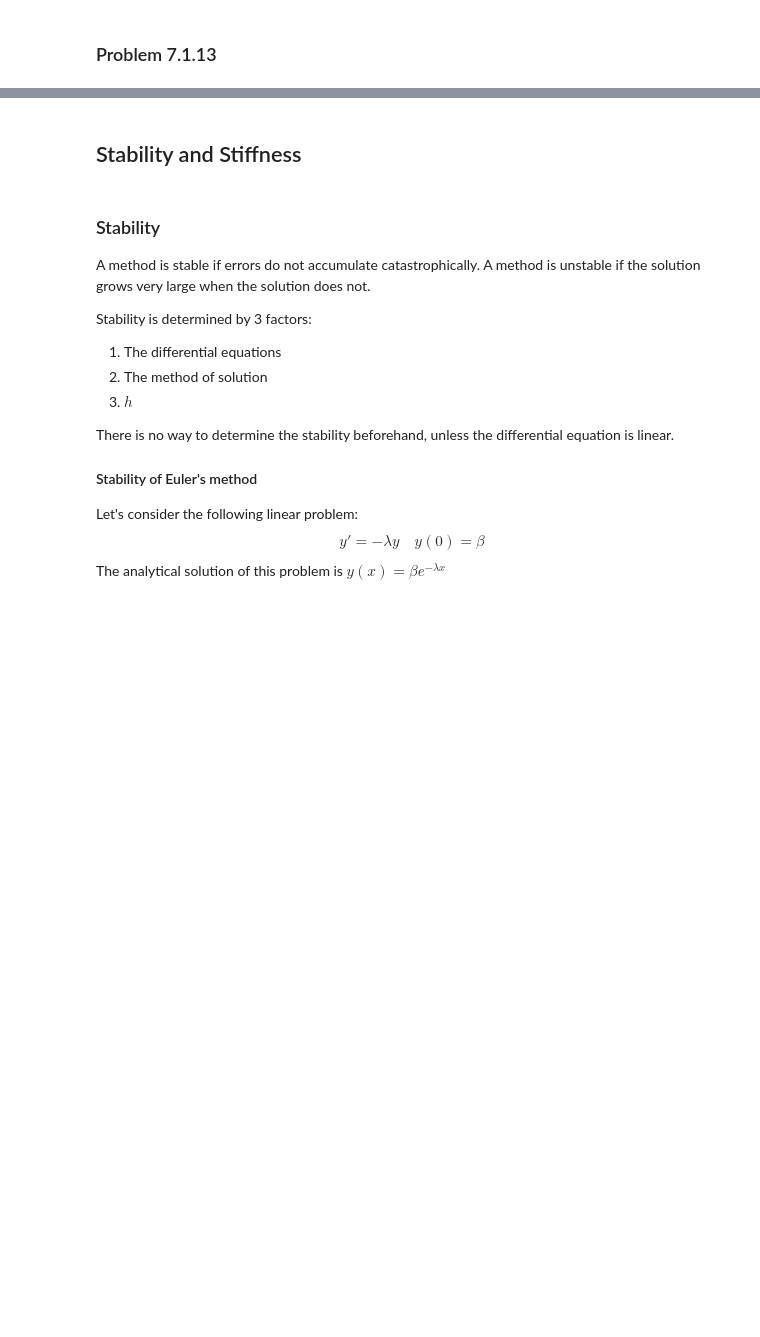
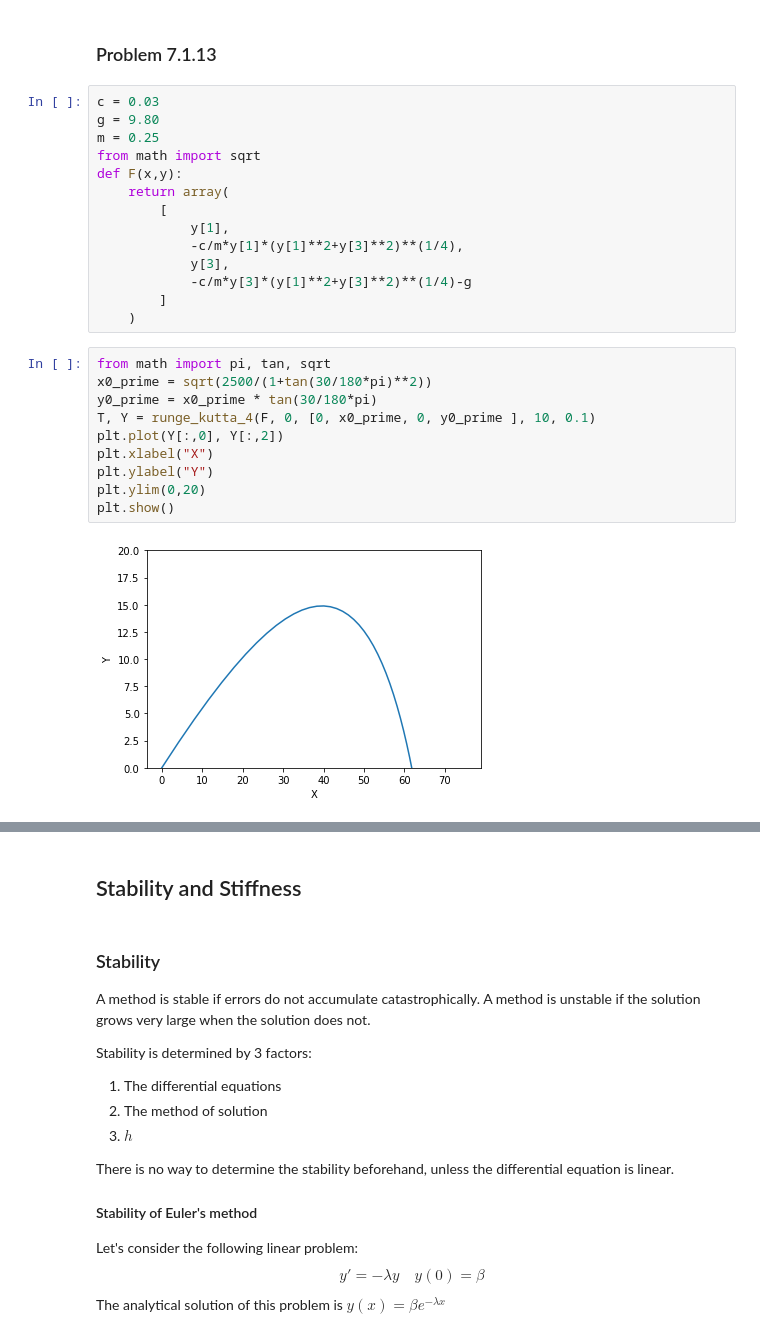
Before and after one commit to tgteacher/numerical-methods, a Jupyter notebook: notebooks/Chapter7.ipynb, the cells around one changed output, grey strips where cells are left out. Saved outputs shown, nothing was run; the diff lists cells and outputs as text; blank space fills up the shorter version.

```diff
--- a/notebooks/Chapter7.ipynb
+++ b/notebooks/Chapter7.ipynb
@@ -356,2 +355,28 @@ theta=1.0492561770092688 rad
 # %% [markdown]
 ### Problem 7.1.13
+# %%
+c = 0.03
+g = 9.80
+m = 0.25
+from math import sqrt
+def F(x,y):
+    return array(
+        [
+            y[1],
+            -c/m*y[1]*(y[1]**2+y[3]**2)**(1/4),
+            y[3],
+            -c/m*y[3]*(y[1]**2+y[3]**2)**(1/4)-g
+        ]
+    )
+# %%
+from math import pi, tan, sqrt
+x0_prime = sqrt(2500/(1+tan(30/180*pi)**2))
+y0_prime = x0_prime * tan(30/180*pi)
+T, Y = runge_kutta_4(F, 0, [0, x0_prime, 0, y0_prime ], 10, 0.1)
+plt.plot(Y[:,0], Y[:,2])
+plt.xlabel("X")
+plt.ylabel("Y")
+plt.ylim(0,20)
+plt.show()
+# %% [output]
+[figure, added]
```
Also changed, not shown: parts of 3 cells of this notebook.
